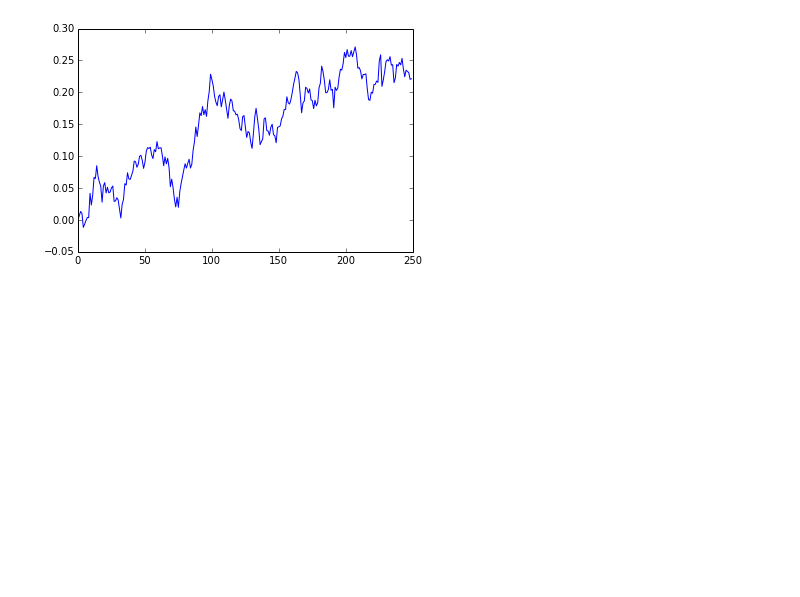
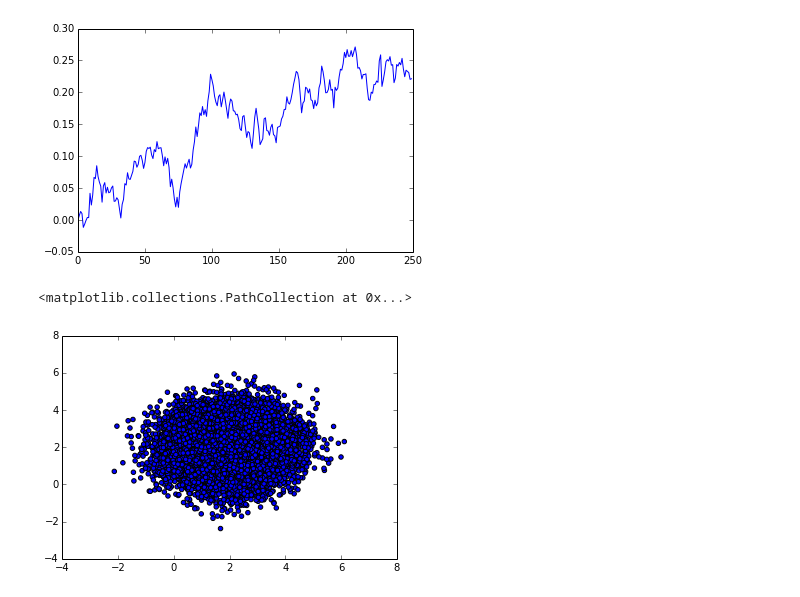
Before and after one commit to yowtzu/mscproj, a Jupyter notebook: Draft.ipynb, the cells around one changed output. Cells and saved outputs as stored; diff of their text form; code cells hidden in the pictures; blank space fills up the shorter version.

```diff
--- a/Untitled0.ipynb
+++ b/Draft.ipynb
@@ -129,3 +129,21 @@ plt.plot(x.mean3)
 # %% [output]
 [<matplotlib.lines.Line2D at 0x...>]
 [figure]
+# %%
+%matplotlib inline
+from mpl_toolkits.mplot3d import Axes3D
+import pylab
+import scipy as sp
+import numpy as np
+from numpy import linalg
+import matplotlib.pyplot as plt
+
+from scipy import stats
+from collections import Iterable
+r = stats.multivariate_normal([2,2], [1, 1]).rvs(10000)
+plt.scatter(r[:,0], r[:,1])
+r = stats.multivariate_normal([2,2], [1, 1]).rvs(10000)
+plt.scatter(r[:,0], r[:,1])
+# %% [output]
+<matplotlib.collections.PathCollection at 0x...>
+[figure, added]
```
Also changed, not shown: parts of 1 cell of this notebook, 3 other files.
